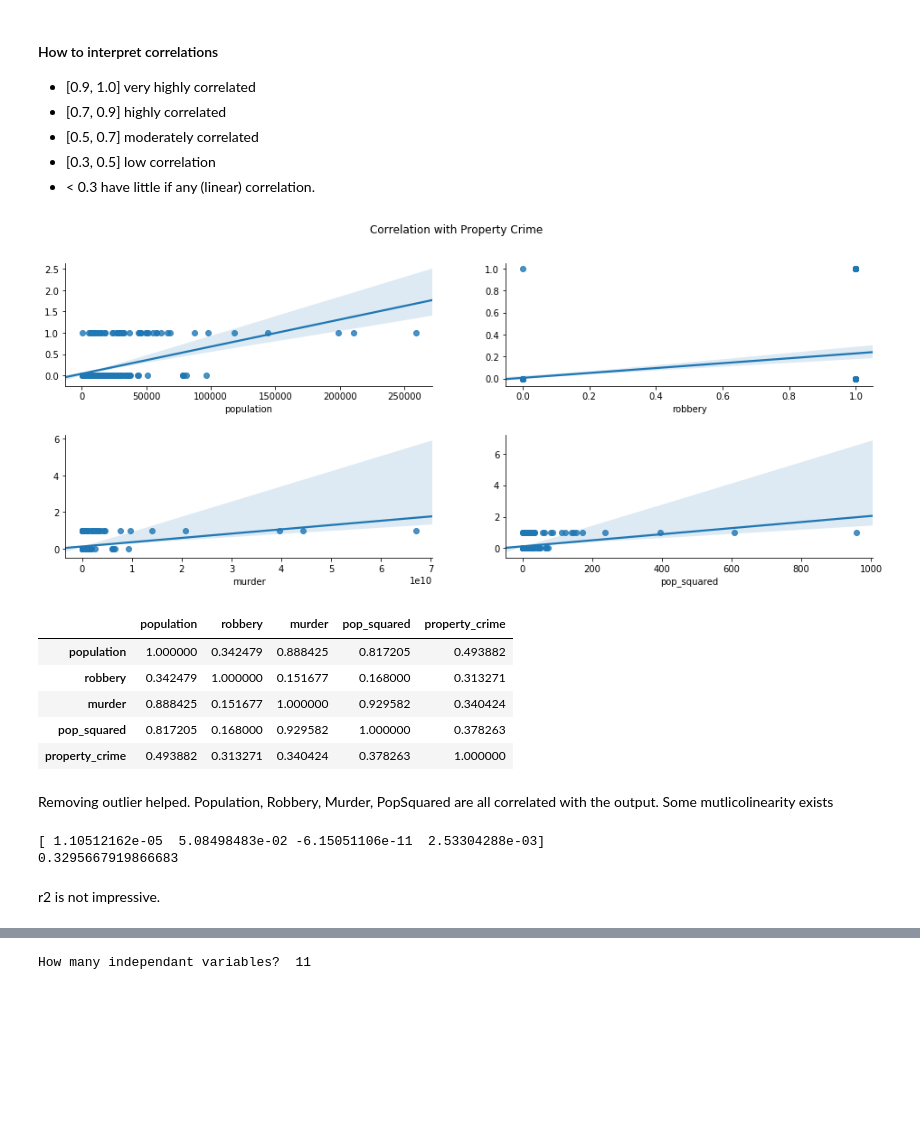
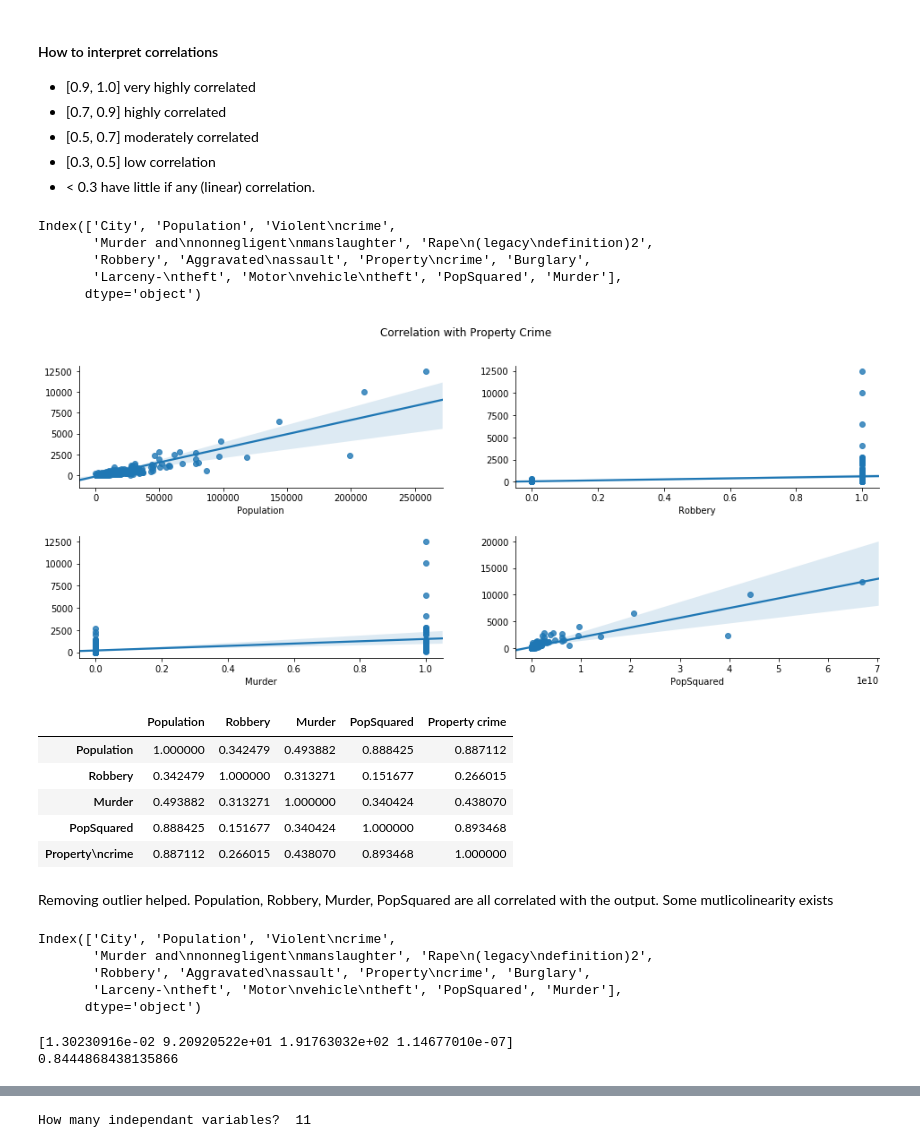
Before and after one commit to Tinsae/Thinkful-Data-Science, a Jupyter notebook: DS/Unit 2/2.5.2 Challenge+Validating a linear regression.ipynb, the cells around one changed output, grey strips where cells are left out. Drawn from its saved outputs; the diff is of its cells as text; code cells hidden in the pictures; blank space fills up the shorter version.

```diff
--- a/DS/Unit 2/2.5.2 Challenge+Validating a linear regression.ipynb
+++ b/DS/Unit 2/2.5.2 Challenge+Validating a linear regression.ipynb
@@ -129,14 +129,14 @@ newyork['PopSquared'] = newyork['Population'] ** 2
 newyork['Murder'] = newyork[newyork.columns[3]] > 0
 newyork['Robbery'] = newyork['Robbery'] > 0
 # rename columns
-new_column_names = ['city', 'population', 'violent_crime', 'murder_cont', 'rape2', 'robbery',
-                   'aggravated_assault', 'property_crime', 'burglary',
-                   'lacrceny_theft', 'motor_vehicle_theft', 'pop_squared', 'murder']
-newyork.columns = new_column_names
+#new_column_names = ['city', 'population', 'violent_crime', 'murder_cont', 'rape2', 'robbery',
+#                   'aggravated_assault', 'property_crime', 'burglary',
+#                   'lacrceny_theft', 'motor_vehicle_theft', 'pop_squared', 'murder']
+#newyork.columns = new_column_names
 # rearrange the colums(move the dependant variable to the end)
 # a regression model with multiple dependent variables is called multivariate not multivariable
 # multivariable means multiple independent variables and one dependent variable
-newyork.columns = new_column_names[:7] + new_column_names[8:] + [new_column_names[7]]
+#newyork.columns = new_column_names[:7] + new_column_names[8:] + [new_column_names[7]]
 # %% [markdown]
 Beware of these
 - Colinearity
@@ -158,46 +158,60 @@ Steps to make a regression model
 - [0.5, 0.7] moderately correlated
 - [0.3, 0.5] low correlation
 - < 0.3 have little if any (linear) correlation.
+# %%
+newyork.columns
+# %% [output]
+Index(['City', 'Population', 'Violent\ncrime',
+       'Murder and\nnonnegligent\nmanslaughter', 'Rape\n(legacy\ndefinition)2',
+       'Robbery', 'Aggravated\nassault', 'Property\ncrime', 'Burglary',
+       'Larceny-\ntheft', 'Motor\nvehicle\ntheft', 'PopSquared', 'Murder'],
+      dtype='object')
 # %%
-newyork_selected = newyork[['population', 'robbery','murder', 'pop_squared','property_crime']]
+newyork_selected = newyork[['Population', 'Robbery','Murder', 'PopSquared','Property\ncrime']]
 # scatter plot to show the relationship between depedent and independent variables
 fig = plt.figure(figsize=(16,6))
 fig.subplots_adjust(hspace = 0.4, wspace = 0.2)
 fig.suptitle("Correlation with Property Crime")
-for i,v in enumerate(['population', 'robbery','murder', 'pop_squared']):
+for i,v in enumerate(['Population', 'Robbery','Murder', 'PopSquared']):
     ax = fig.add_subplot(220 + i +1)
-    sns.regplot(newyork_selected[v], newyork_selected['property_crime'])
+    sns.regplot(newyork_selected[v], newyork_selected['Property\ncrime'])
     sns.despine()
     ax.set(ylabel='')
 # TGA The shading shows how the values vary for each predicted value
 # %% [output]
-[figure, old version]
+[figure, new version]
 # %%
 # see the correlation among these variables
 newyork_selected.corr()
 # %% [output]
-|  | population | robbery | murder | pop_squared | property_crime |
-| population | 1.000000 | 0.342479 | 0.888425 | 0.817205 | 0.493882 |
-| robbery | 0.342479 | 1.000000 | 0.151677 | 0.168000 | 0.313271 |
-| murder | 0.888425 | 0.151677 | 1.000000 | 0.929582 | 0.340424 |
-| pop_squared | 0.817205 | 0.168000 | 0.929582 | 1.000000 | 0.378263 |
-| property_crime | 0.493882 | 0.313271 | 0.340424 | 0.378263 | 1.000000 |
+|  | Population | Robbery | Murder | PopSquared | Property crime |
+| Population | 1.000000 | 0.342479 | 0.493882 | 0.888425 | 0.887112 |
+| Robbery | 0.342479 | 1.000000 | 0.313271 | 0.151677 | 0.266015 |
+| Murder | 0.493882 | 0.313271 | 1.000000 | 0.340424 | 0.438070 |
+| PopSquared | 0.888425 | 0.151677 | 0.340424 | 1.000000 | 0.893468 |
+| Property\ncrime | 0.887112 | 0.266015 | 0.438070 | 0.893468 | 1.000000 |
 # %% [markdown]
 Removing outlier helped. Population, Robbery, Murder, PopSquared are all correlated with the output. Some mutlicolinearity exists
+# %%
+newyork.columns
+# %% [output]
+Index(['City', 'Population', 'Violent\ncrime',
+       'Murder and\nnonnegligent\nmanslaughter', 'Rape\n(legacy\ndefinition)2',
+       'Robbery', 'Aggravated\nassault', 'Property\ncrime', 'Burglary',
+       'Larceny-\ntheft', 'Motor\nvehicle\ntheft', 'PopSquared', 'Murder'],
+      dtype='object')
 # %%
 # create a regression model on these features
 from sklearn.linear_model import LinearRegression
 reg = LinearRegression()
-X = newyork[['population', 'robbery','murder', 'pop_squared']]
-Y = newyork['property_crime']
+X = newyork[['Population', 'Robbery','Murder', 'PopSquared']]
+Y = newyork['Property\ncrime']
 reg.fit(X,Y)
 print(reg.coef_)
 print(reg.score(X,Y))
 # %% [output]
-[ 1.10512162e-05  5.08498483e-02 -6.15051106e-11  2.53304288e-03]
-0.3295667919866683
+[1.30230916e-02 9.20920522e+01 1.91763032e+02 1.14677010e-07]
+0.8444868438135866
-# %% [markdown]
-r2 is not impressive.
 # %%
  fig = plt.figure(figsize=(16,10))
  sns.heatmap(newyork.corr(), annot=True)
```
Also changed, not shown: parts of 28 cells of this notebook, 1 other file.
